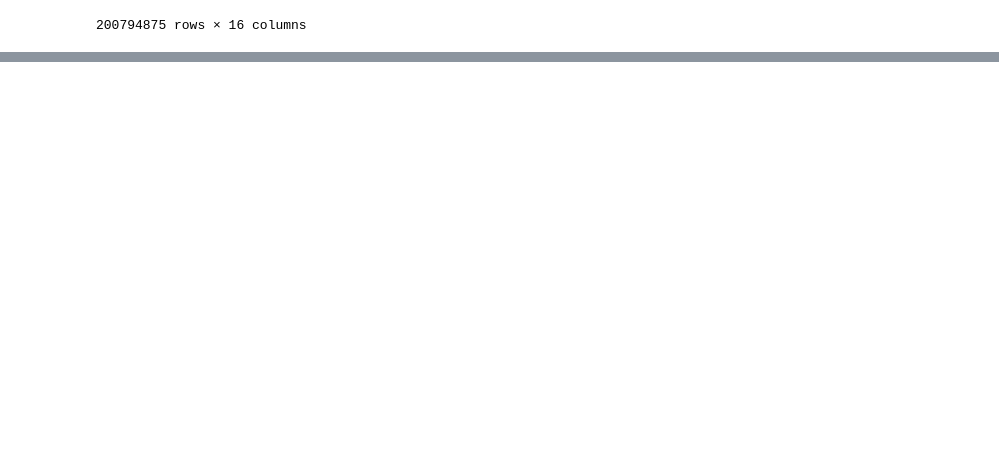
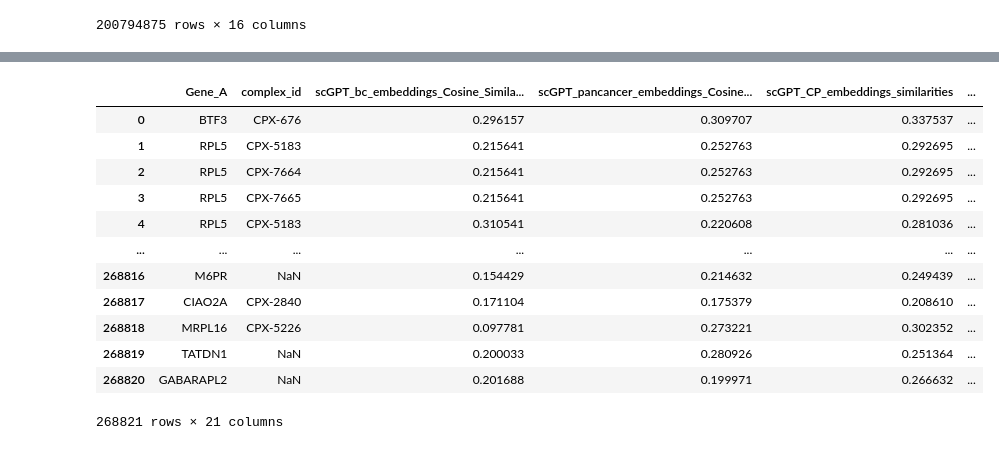
Before and after one commit to briannaflynn/gene_embedding_analysis, a Jupyter notebook: generate_full_dataset.ipynb, the cells around one changed output, grey strips where cells are left out. Cells and saved outputs as stored; diff of their text form; code cells hidden in the pictures; blank space fills up the shorter version.

```diff
--- a/generate_full_dataset.ipynb
+++ b/generate_full_dataset.ipynb
@@ -90,0 +129,2 @@ df.to_pickle('full_dataset.pkl')
+# %%
+chunk100k = X_full.sort_values(by='Random Forest probabilities', ascending=False).head(100000)#.to_csv('top_100k_RF_probs.csv', index=False)
@@ -90,0 +172,6 @@ df.to_pickle('full_dataset.pkl')
+# %%
+chunk100k[['Gene_A', 'Gene_B']] = chunk100k['GeneAB'].str.split('_', expand=True)
+# %%
+complex_link = pd.read_csv('gene_complex_link.csv')
+complex_link_a = complex_link.rename(columns={'gene_name':'Gene_A'})
+complex_link_b = complex_link.rename(columns={'gene_name':'Gene_B'})
@@ -90,0 +210,16 @@ df.to_pickle('full_dataset.pkl')
+# %%
+complex_link_a.merge(chunk100k, on = 'Gene_A', how = 'right')
+# %% [output]
+|  | Gene_A | complex_id | scGPT_bc_embeddings_Cosine_Simila... | scGPT_pancancer_embeddings_Cosine... | scGPT_CP_embeddings_similarities | ... |
+| 0 | BTF3 | CPX-676 | 0.296157 | 0.309707 | 0.337537 | ... |
+| 1 | RPL5 | CPX-5183 | 0.215641 | 0.252763 | 0.292695 | ... |
+| 2 | RPL5 | CPX-7664 | 0.215641 | 0.252763 | 0.292695 | ... |
+| 3 | RPL5 | CPX-7665 | 0.215641 | 0.252763 | 0.292695 | ... |
+| 4 | RPL5 | CPX-5183 | 0.310541 | 0.220608 | 0.281036 | ... |
+| ... | ... | ... | ... | ... | ... | ... |
+| 268816 | M6PR | NaN | 0.154429 | 0.214632 | 0.249439 | ... |
+| 268817 | CIAO2A | CPX-2840 | 0.171104 | 0.175379 | 0.208610 | ... |
+| 268818 | MRPL16 | CPX-5226 | 0.097781 | 0.273221 | 0.302352 | ... |
+| 268819 | TATDN1 | NaN | 0.200033 | 0.280926 | 0.251364 | ... |
+| 268820 | GABARAPL2 | NaN | 0.201688 | 0.199971 | 0.266632 | ... |
+268821 rows × 21 columns
```
Also changed, not shown: parts of 29 cells of this notebook, 1 other file.
